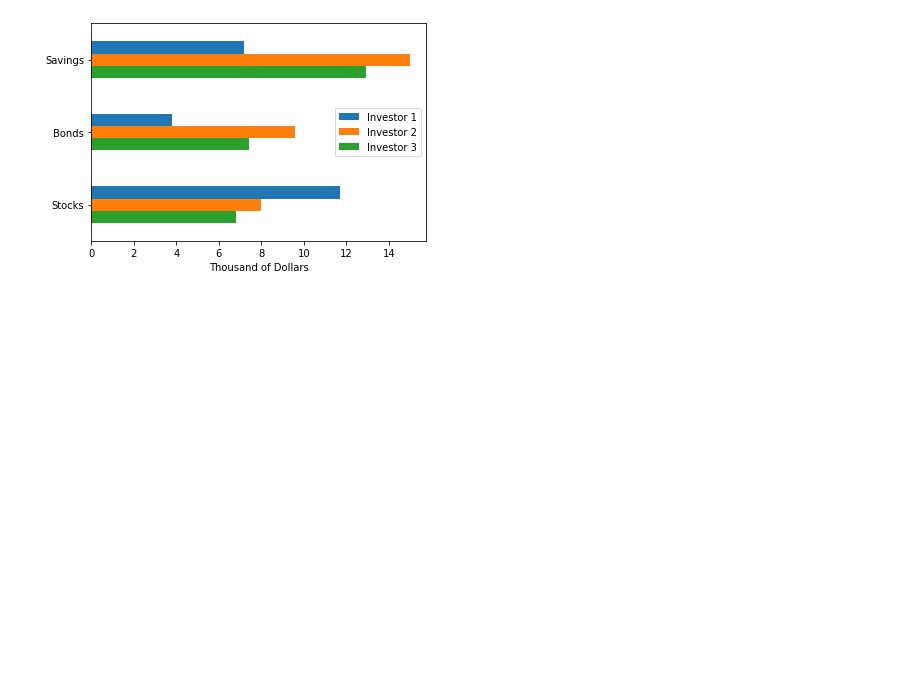
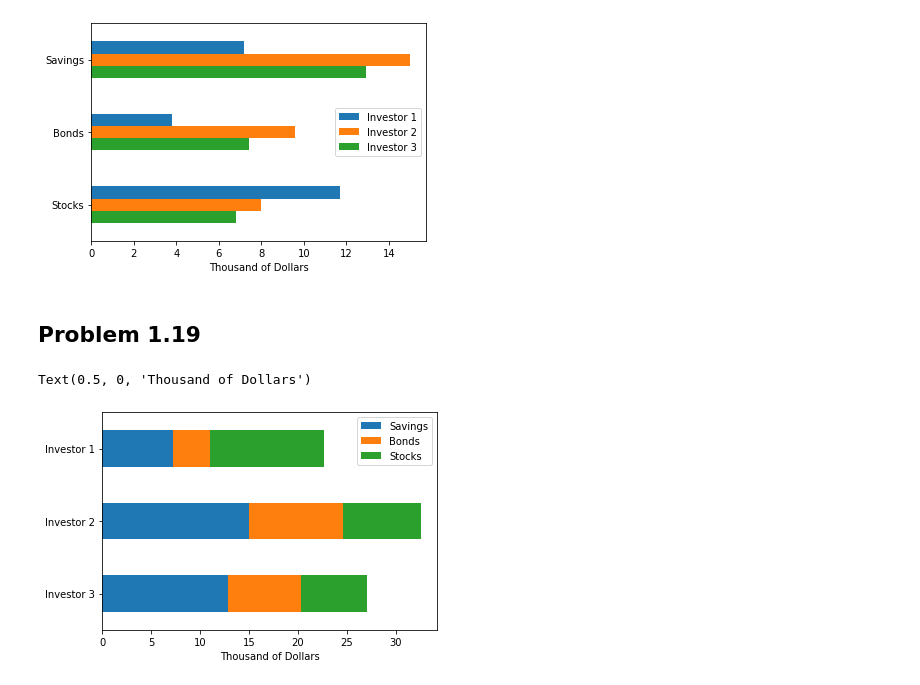
Before and after one commit to paulaonea/python-humongous-book-of-statistics, a Jupyter notebook: Chapter 1 - Displaying Descriptive Statistics.ipynb, the cells around one changed output. Saved outputs shown, nothing was run; the diff lists cells and outputs as text; code cells hidden in the pictures; blank space fills up the shorter version.

Commit message:
Problem 1.19

```diff
--- a/Chapter 1 - Displaying Descriptive Statistics.ipynb
+++ b/Chapter 1 - Displaying Descriptive Statistics.ipynb
@@ -259,3 +259,12 @@ chart8.set_xlabel('Thousand of Dollars')
 # %% [output]
 Text(0.5, 0, 'Thousand of Dollars')
 [figure]
+# %% [markdown]
+## Problem 1.19
+# %%
+chart9 = df5.T.plot(kind='barh', stacked=True)
+chart9.invert_yaxis()
+chart9.set_xlabel('Thousand of Dollars')
+# %% [output]
+Text(0.5, 0, 'Thousand of Dollars')
+[figure, added]
```
